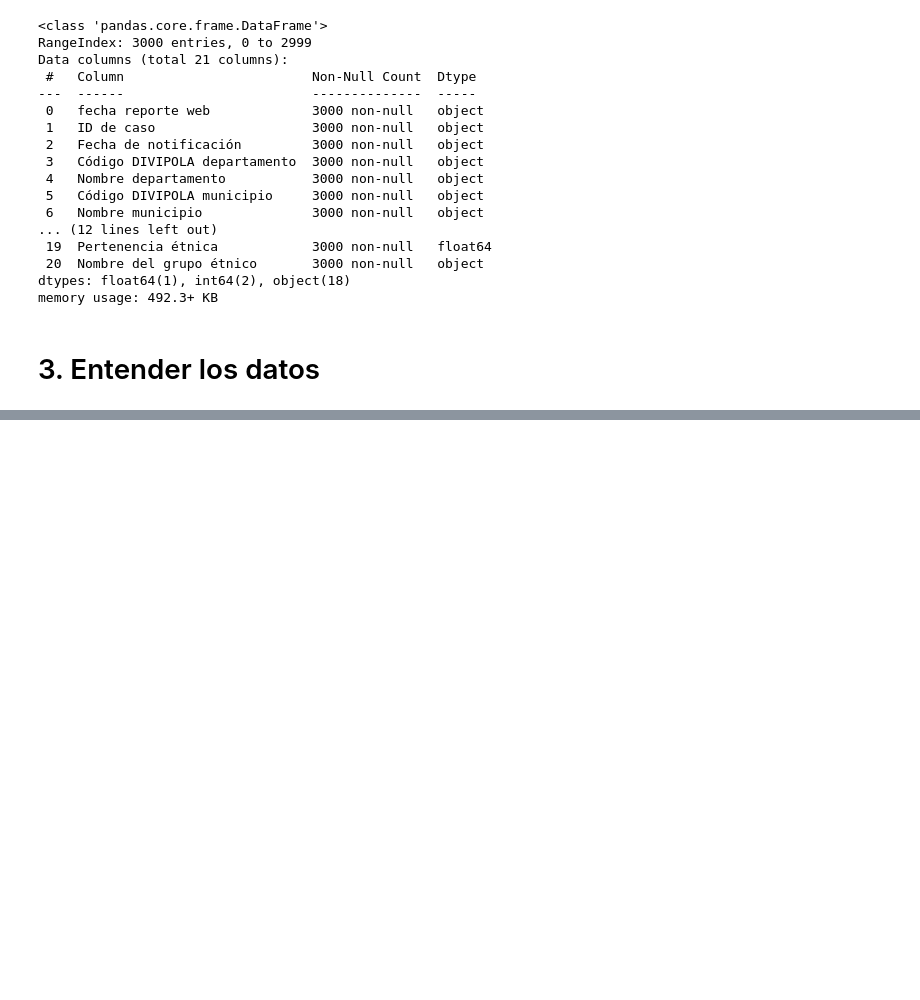
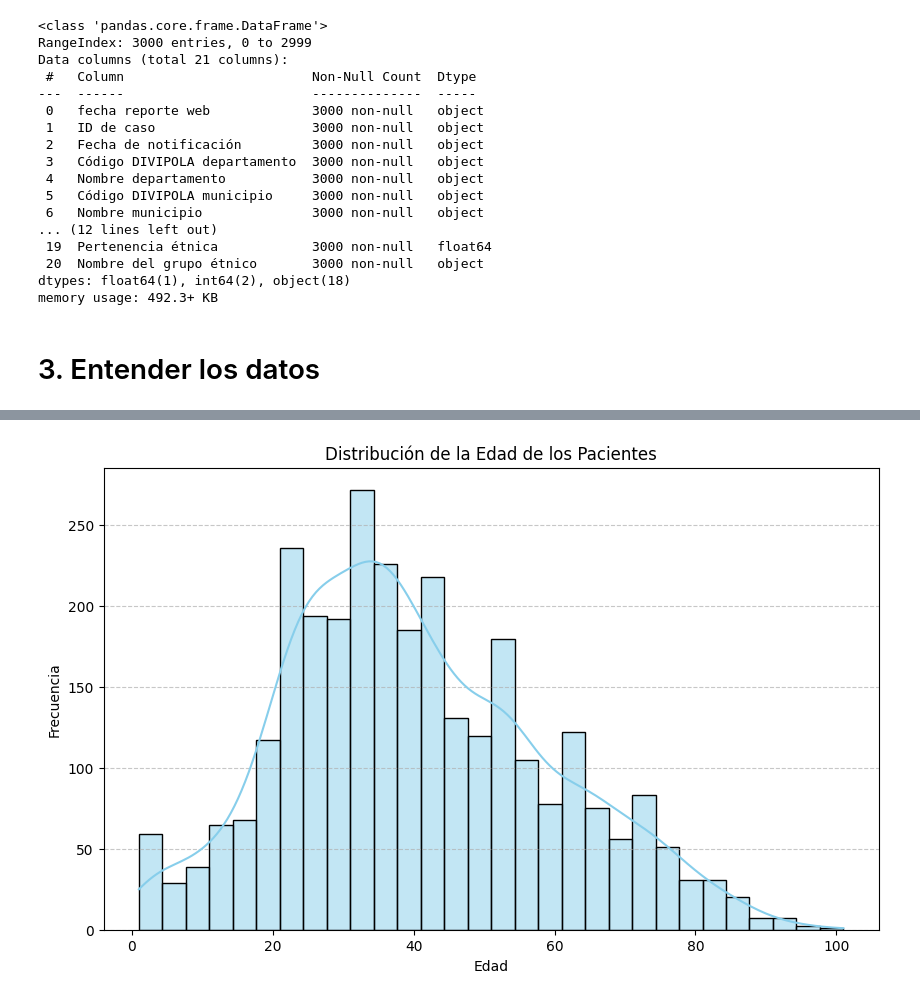
Before and after one commit to dmhenaopa/EDCO, a Jupyter notebook: Proyectos/Proyecto_COVID.ipynb, the cells around one changed output, grey strips where cells are left out. Drawn from its saved outputs; the diff is of its cells as text; code cells hidden in the pictures; blank space fills up the shorter version.

```diff
--- a/Proyectos/Proyecto_COVID.ipynb
+++ b/Proyectos/Proyecto_COVID.ipynb
@@ -333,0 +346,11 @@ memory usage: 492.3+ KB
+# %%
+# Graficar la distribución de la columna 'Edad' con un histograma
+plt.figure(figsize=(10, 6))
+sns.histplot(df_concat['Edad'], kde=True, bins=30, color='skyblue')
+plt.title('Distribución de la Edad de los Pacientes')
+plt.xlabel('Edad')
+plt.ylabel('Frecuencia')
+plt.grid(axis='y', linestyle='--', alpha=0.7)
+plt.show() # Mayor concentración de casos, pico alrededor de 30 a 40 años
+# %% [output]
+[figure, added]
```
Also changed, not shown: parts of 10 cells of this notebook.
